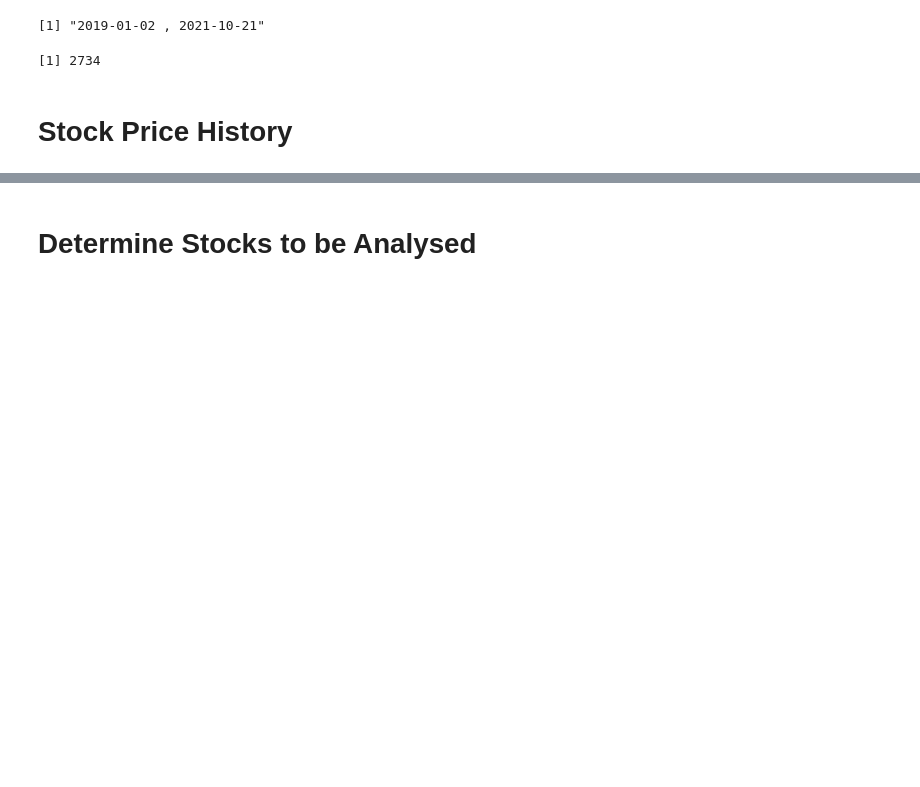
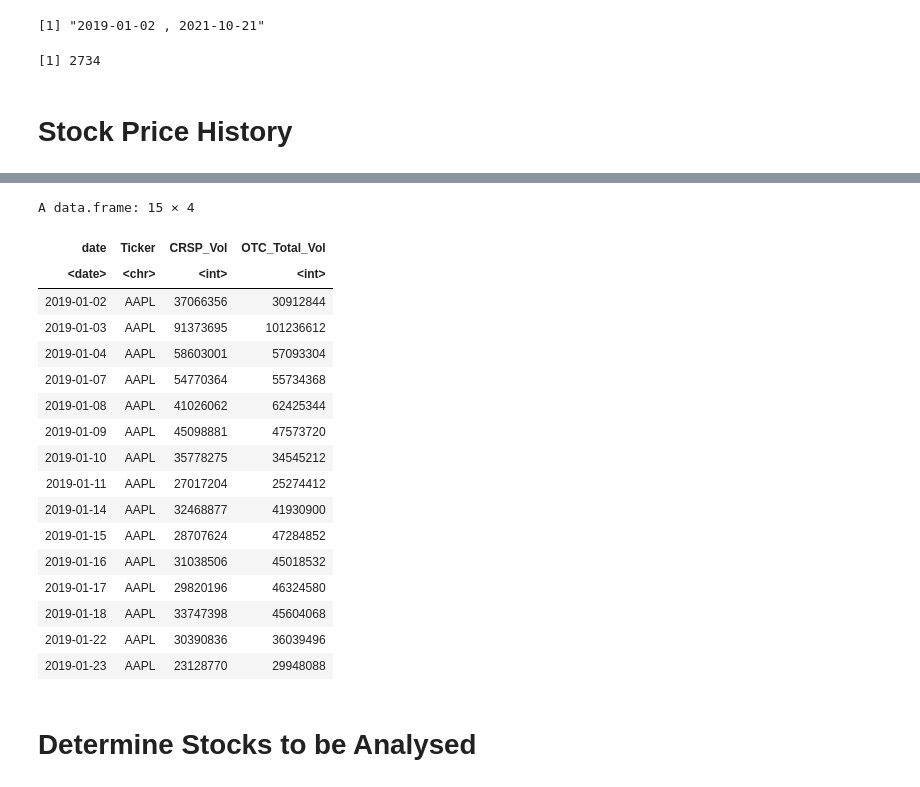
Before and after one commit to limshaocong/analyticsEdge, a Jupyter notebook: Data_Exploration.ipynb, the cells around one changed output, grey strips where cells are left out. Saved outputs shown, nothing was run; the diff lists cells and outputs as text; code cells hidden in the pictures; blank space fills up the shorter version.

```diff
--- a/Data_Exploration.ipynb
+++ b/Data_Exploration.ipynb
@@ -836,3 +804,9 @@ otc %>% # create rows for missing dates for every ticker, new rows are assigned
+# %%
+x_otc = otc %>%
+filter(Ticker == "AAPL") %>%
+arrange(Date) %>%
+head(15) %>%
+rename(date = Date, OTC_Total_Vol = OTC_Total)
 # %% [markdown]
 # **Stock Price History**
 # %%
@@ -853,2 +832,30 @@ A data.frame: 5 × 11
+# %%
+x_crsp = crsp.price.2019 %>%
+filter(PERMNO == aapl.permno) %>%
+select(date, VOL) %>%
+head(15) %>%
+rename(CRSP_Vol = VOL)
+# %%
+full_join(x_crsp, x_otc, by = "date") %>%
+select(date, Ticker, CRSP_Vol, OTC_Total_Vol)
+# %% [output]
+A data.frame: 15 × 4
+| date | Ticker | CRSP_Vol | OTC_Total_Vol |
+| <date> | <chr> | <int> | <int> |
+| 2019-01-02 | AAPL | 37066356 | 30912844 |
+| 2019-01-03 | AAPL | 91373695 | 101236612 |
+| 2019-01-04 | AAPL | 58603001 | 57093304 |
+| 2019-01-07 | AAPL | 54770364 | 55734368 |
+| 2019-01-08 | AAPL | 41026062 | 62425344 |
+| 2019-01-09 | AAPL | 45098881 | 47573720 |
+| 2019-01-10 | AAPL | 35778275 | 34545212 |
+| 2019-01-11 | AAPL | 27017204 | 25274412 |
+| 2019-01-14 | AAPL | 32468877 | 41930900 |
+| 2019-01-15 | AAPL | 28707624 | 47284852 |
+| 2019-01-16 | AAPL | 31038506 | 45018532 |
+| 2019-01-17 | AAPL | 29820196 | 46324580 |
+| 2019-01-18 | AAPL | 33747398 | 45604068 |
+| 2019-01-22 | AAPL | 30390836 | 36039496 |
+| 2019-01-23 | AAPL | 23128770 | 29948088 |
 # %% [markdown]
 # **Determine Stocks to be Analysed**
```
Also changed, not shown: parts of 10 cells of this notebook.
